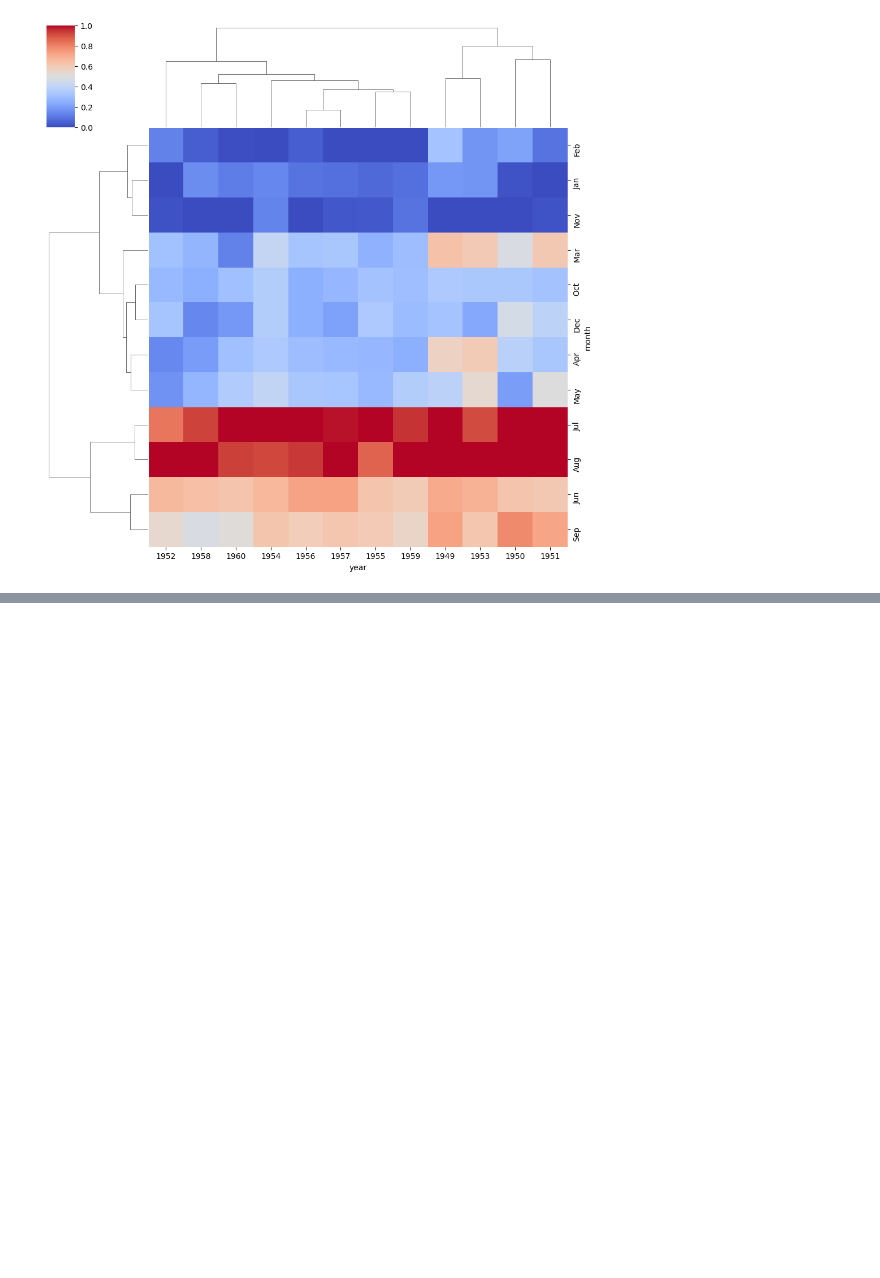
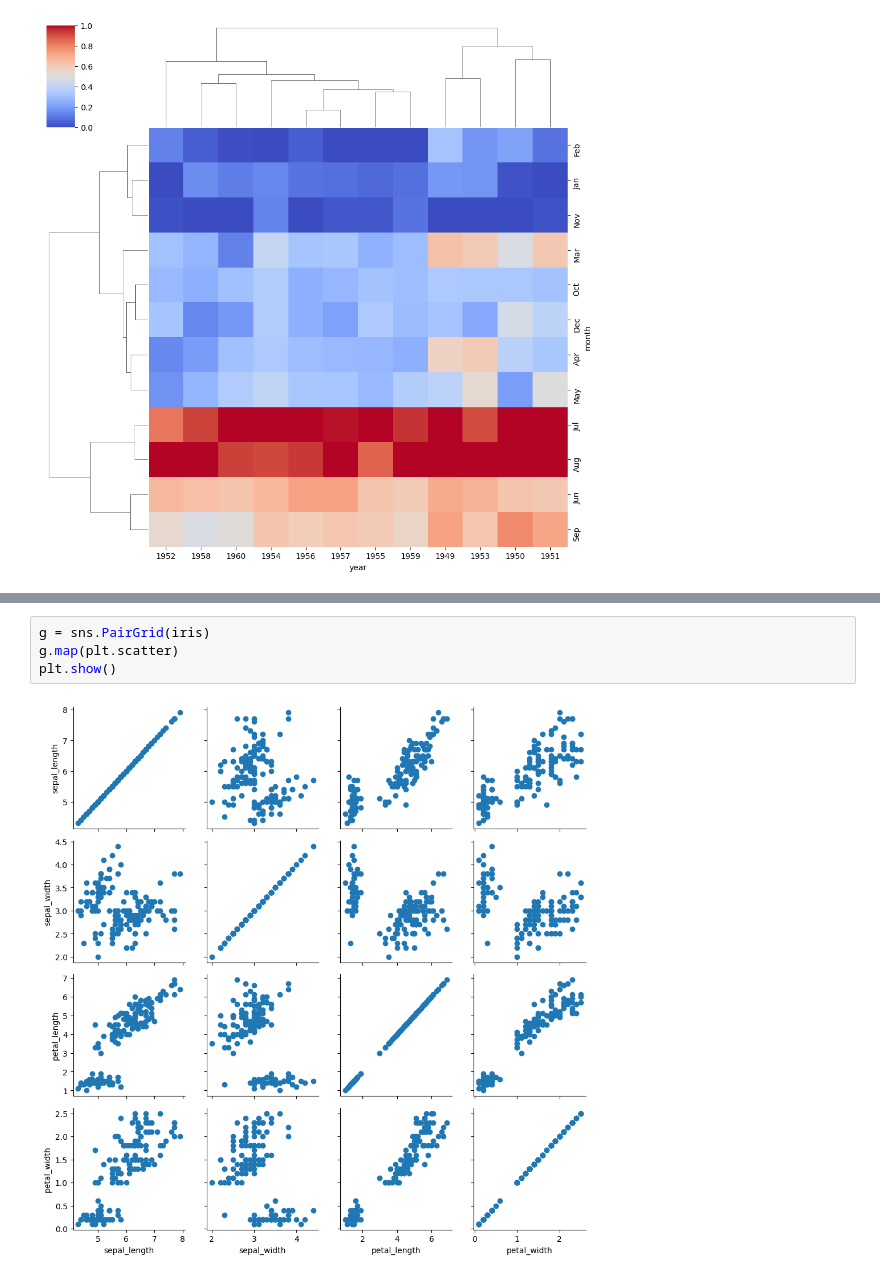
Before and after one commit to m-ata/data-visualization, a Jupyter notebook: seaborn/seaborn.ipynb, the cells around one changed output, grey strips where cells are left out. Drawn from its saved outputs; the diff is of its cells as text; blank space fills up the shorter version.

```diff
--- a/seaborn/seaborn.ipynb
+++ b/seaborn/seaborn.ipynb
@@ -111,0 +132,6 @@ plt.show()
+# %%
+g = sns.PairGrid(iris)
+g.map(plt.scatter)
+plt.show()
+# %% [output]
+[figure, added]
```
Also changed, not shown: parts of 9 cells of this notebook.
